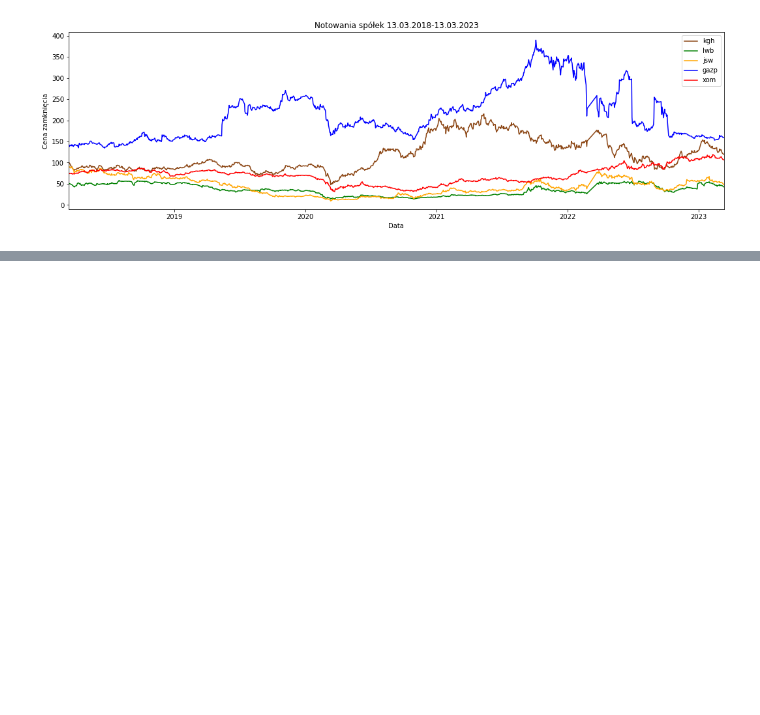
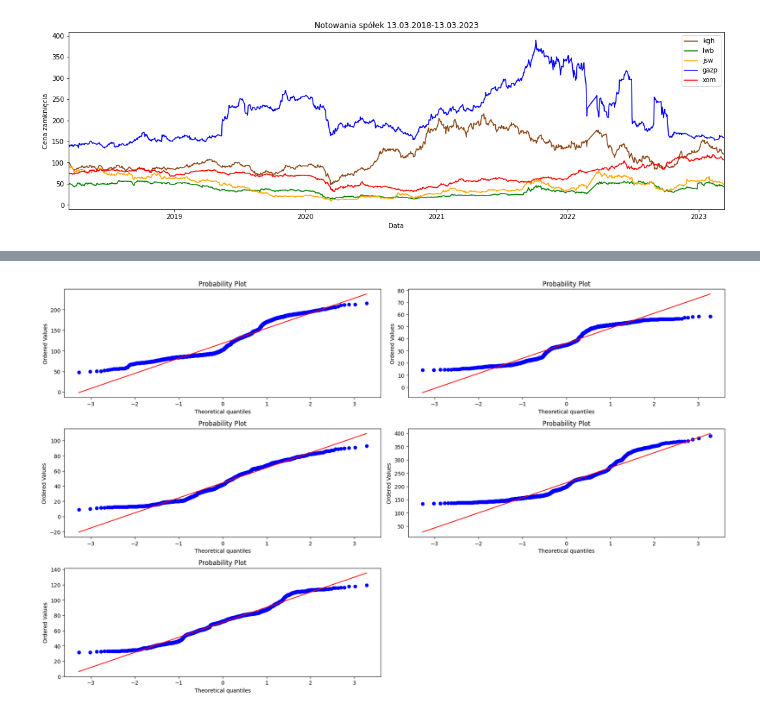
Before and after one commit to KasiaLewandowska/Analiza-portfelowa-spolek-energetycznych, a Jupyter notebook: Projekt_Katarzyna_Lewandowska,_Krzysztof_Niedziejko.ipynb, the cells around one changed output, grey strips where cells are left out. Drawn from its saved outputs; the diff is of its cells as text; code cells hidden in the pictures; blank space fills up the shorter version.

```diff
--- a/Projekt_Katarzyna_Lewandowska,_Krzysztof_Niedziejko.ipynb
+++ b/Projekt_Katarzyna_Lewandowska,_Krzysztof_Niedziejko.ipynb
@@ -234,0 +425,26 @@ plt.show()
+# %%
+#acf=sns.FacetGrid(spolki_interpolacja)
+#pplot(spolki_interpolacja['kgh'], kind='qq')
+
+fig=plt.figure(1, (18,11))
+
+ax=plt.subplot (3, 2, 1)
+stats.probplot(spolki_interpolacja['kgh'], plot=plt) #zgadza się to z histogramem
+
+ax=plt.subplot (3, 2, 2)
+stats.probplot(spolki_interpolacja['lwb'], plot=plt)
+
+ax=plt.subplot (3, 2, 3)
+stats.probplot(spolki_interpolacja['jsw'], plot=plt)
+
+ax=plt.subplot (3, 2, 4)
+stats.probplot(spolki_interpolacja['gazp'], plot=plt)
+
+ax=plt.subplot (3, 2, 5)
+stats.probplot(spolki_interpolacja['xom'], plot=plt)
+plt.tight_layout()
+plt.show()
+
+#qqplot(spolki_interpolacja['kgh'], line='s')
+# %% [output]
+[figure, added]
```
Also changed, not shown: parts of 43 cells of this notebook.
